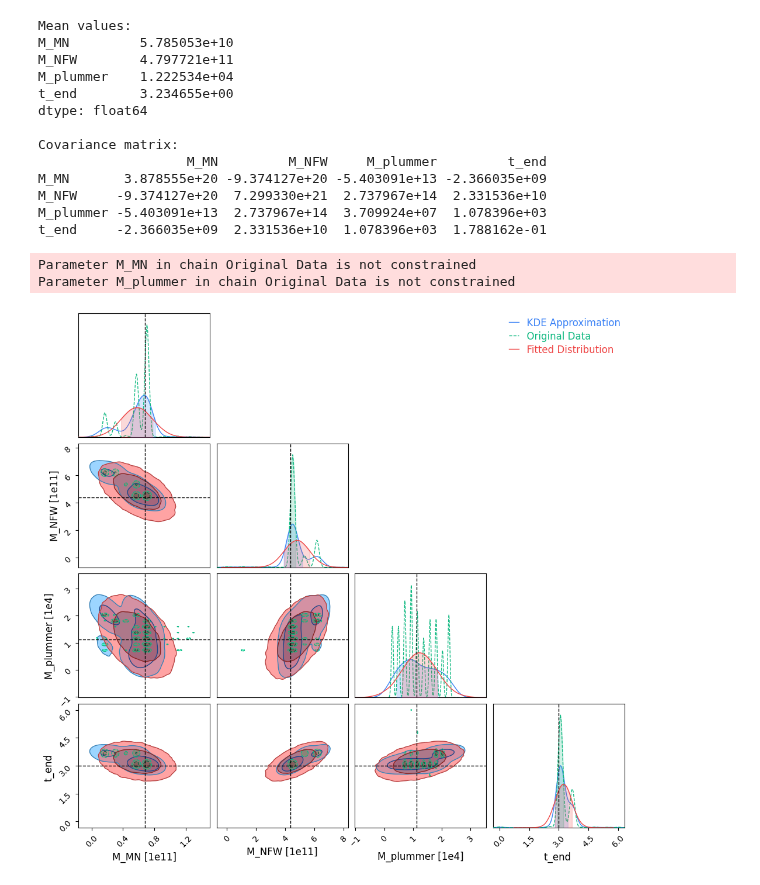
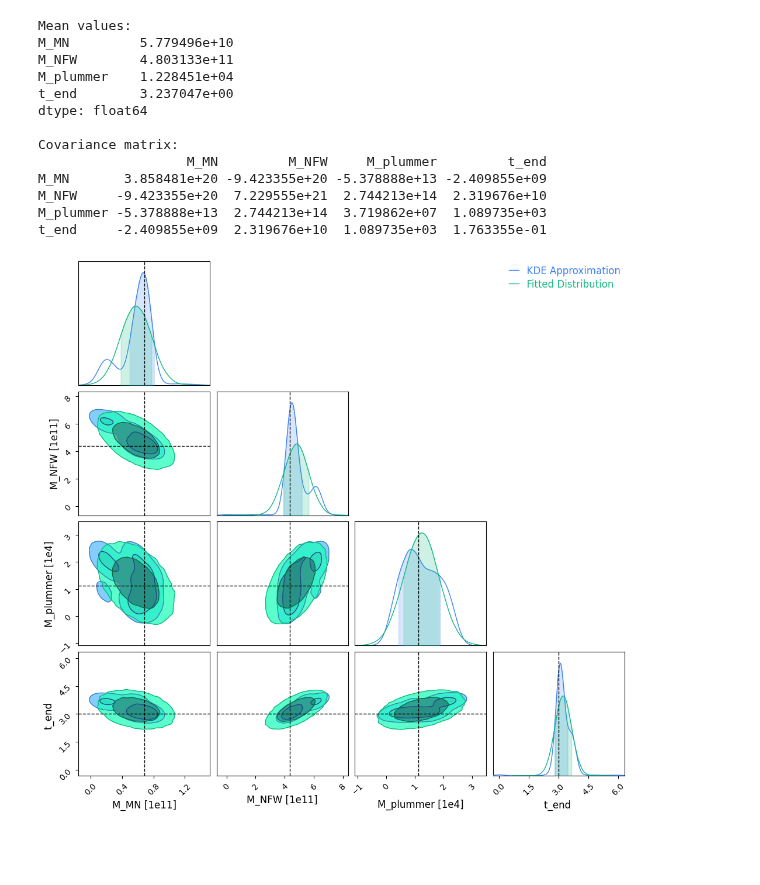
Before and after one commit to vepe99/Odisseo, a Jupyter notebook: notebooks/dev/albastross/uncertatinty_quantification_results.ipynb, the cells around one changed output. Saved outputs shown, nothing was run; the diff lists cells and outputs as text; code cells hidden in the pictures; blank space fills up the shorter version.

Commit message:
chains run

```diff
--- a/notebooks/dev/albastross/uncertatinty_quantification_results.ipynb
+++ b/notebooks/dev/albastross/uncertatinty_quantification_results.ipynb
@@ -176,42 +176,40 @@ n_samples = 100_000
 mean_array = mean_values.values
 cov_array = covariance_matrix.values
 
 # Generate new samples
 generated_samples = multivariate_normal.rvs(
     mean=mean_array,
     cov=cov_array,
     size=n_samples
 )
 
 # Convert back to DataFrame with original column names
 generated_df = pd.DataFrame(generated_samples, columns=numeric_df.columns)
 
 # Plot both original data and generated samples
 c = ChainConsumer()
 c.add_chain(Chain(samples=kde_samples_df, name="KDE Approximation"))
-c.add_chain(Chain(samples=numeric_df, name="Original Data", linestyle="--"))
+# c.add_chain(Chain(samples=numeric_df, name="Original Data", linestyle="--"))
 c.add_truth(Truth(location={'t_end': params.t_end * code_units.code_time.to(u.Gyr),
                            'M_plummer': params.Plummer_params.Mtot * code_units.code_mass.to(u.Msun),
                            'M_NFW': params.NFW_params.Mvir * code_units.code_mass.to(u.Msun),
                            'M_MN': params.MN_params.M * code_units.code_mass.to(u.Msun),}))
 c.add_chain(Chain(samples=generated_df, name="Fitted Distribution"))
 
 fig = c.plotter.plot()
 plt.show()
 # %% [output]
 Mean values:
-M_MN         5.785053e+10
-M_NFW        4.797721e+11
-M_plummer    1.222534e+04
-t_end        3.234655e+00
+M_MN         5.779496e+10
+M_NFW        4.803133e+11
+M_plummer    1.228451e+04
+t_end        3.237047e+00
 dtype: float64
 
 Covariance matrix:
                    M_MN         M_NFW     M_plummer         t_end
-M_MN       3.878555e+20 -9.374127e+20 -5.403091e+13 -2.366035e+09
-M_NFW     -9.374127e+20  7.299330e+21  2.737967e+14  2.331536e+10
-M_plummer -5.403091e+13  2.737967e+14  3.709924e+07  1.078396e+03
-t_end     -2.366035e+09  2.331536e+10  1.078396e+03  1.788162e-01
+M_MN       3.858481e+20 -9.423355e+20 -5.378888e+13 -2.409855e+09
+M_NFW     -9.423355e+20  7.229555e+21  2.744213e+14  2.319676e+10
+M_plummer -5.378888e+13  2.744213e+14  3.719862e+07  1.089735e+03
+t_end     -2.409855e+09  2.319676e+10  1.089735e+03  1.763355e-01
-Parameter M_MN in chain Original Data is not constrained
-Parameter M_plummer in chain Original Data is not constrained
-[figure, old version]
+[figure, new version]
```
Also changed, not shown: parts of 2 cells of this notebook, 1 other file.
